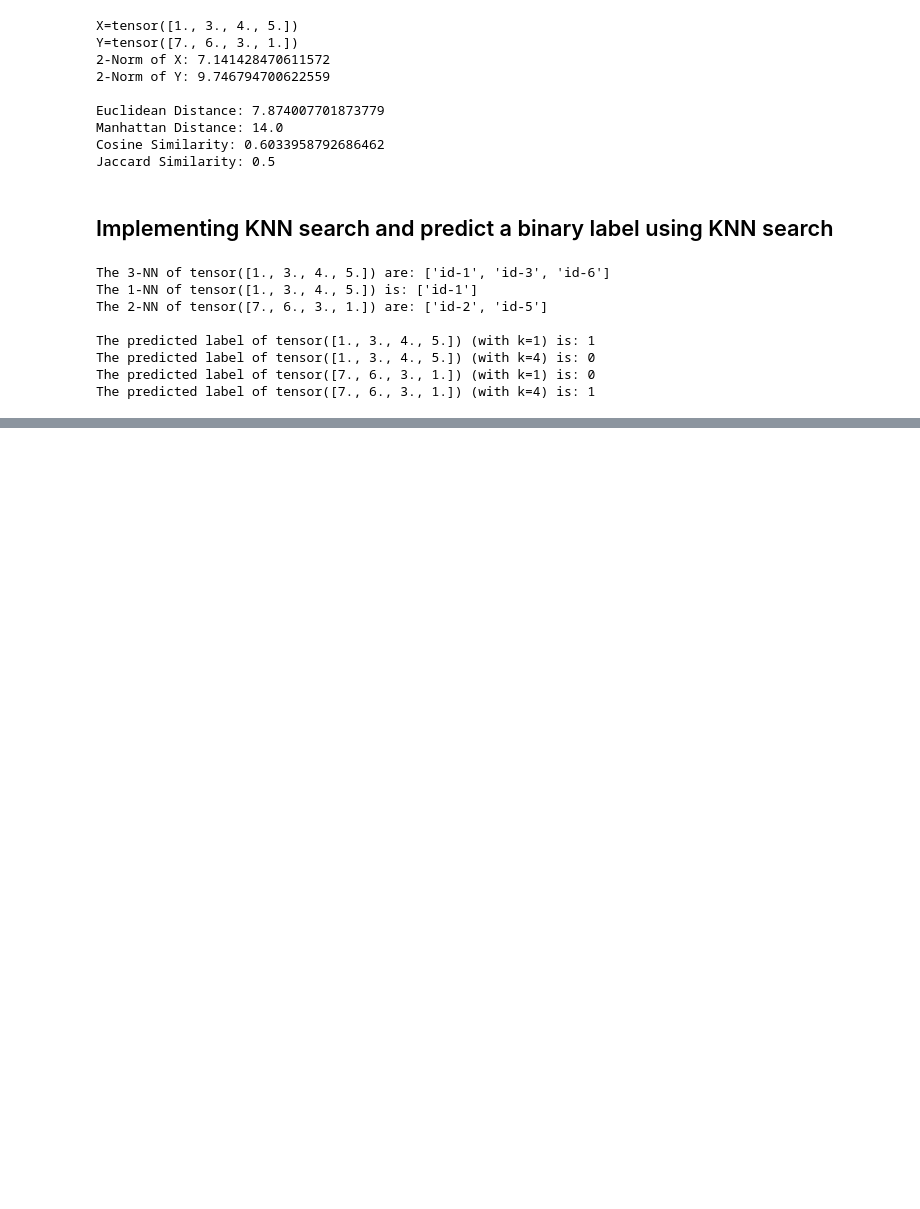
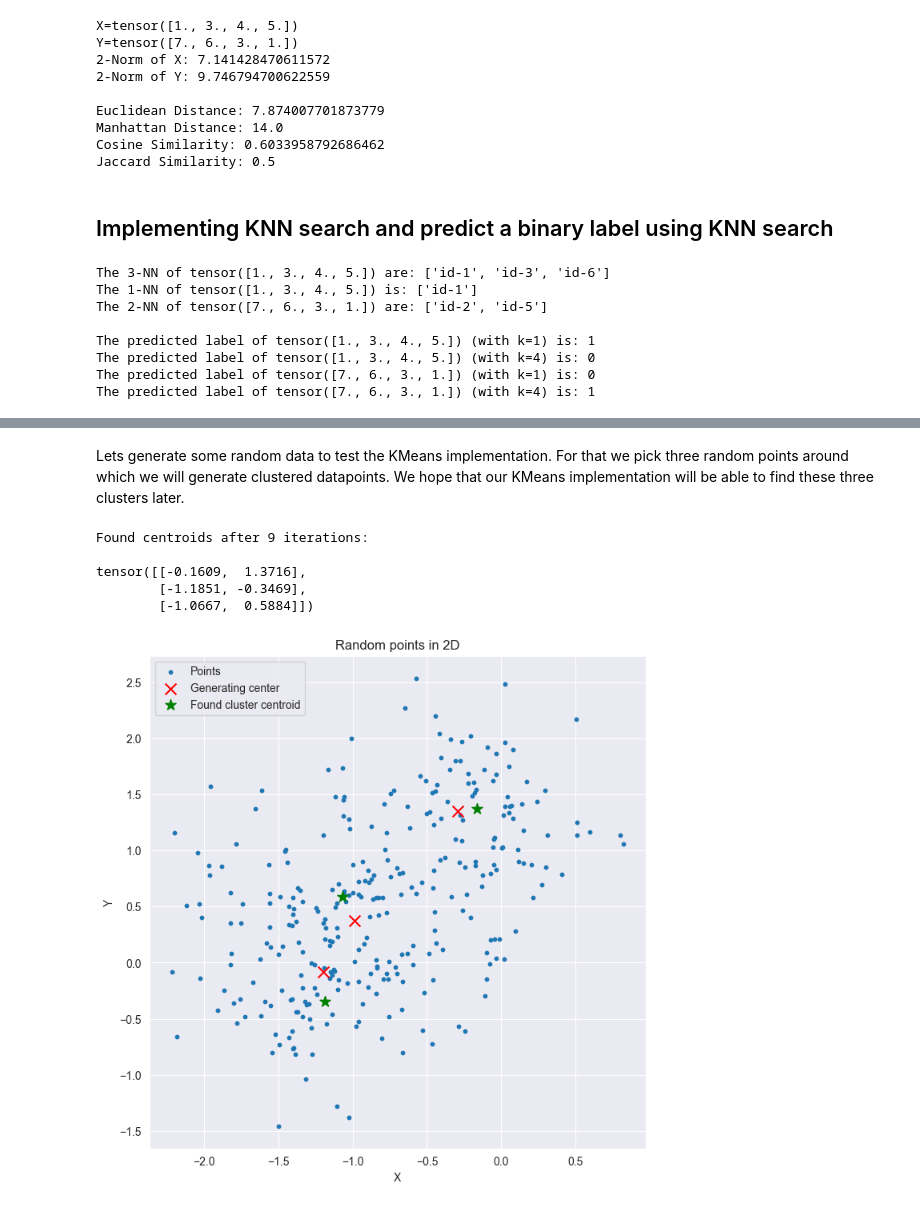
Before and after one commit to florianbuetow/llm-fasttrack, a Jupyter notebook: notebooks/004-pytorch-data-science-basics.ipynb, the cells around one changed output, grey strips where cells are left out. Cells and saved outputs as stored; diff of their text form; code cells hidden in the pictures; blank space fills up the shorter version.

Commit message:
Implementing KMeans in PyTorch

```diff
--- a/notebooks/004-pytorch-data-science-basics.ipynb
+++ b/notebooks/004-pytorch-data-science-basics.ipynb
@@ -122,0 +171,38 @@ The predicted label of tensor([7., 6., 3., 1.]) (with k=4) is: 1
+# %% [markdown]
+Lets generate some random data to test the KMeans implementation. For that we pick three random points around which we will generate clustered datapoints. We hope that our KMeans implementation will be able to find these three clusters later.
+# %%
+import torch
+import matplotlib.pyplot as plt
+
+# Geneating the dataset
+num_clusters = 3
+num_points_per_cluster = 100
+cluster_centers = torch.randn(num_clusters, 2) * 2
+X = torch.zeros(num_clusters * num_points_per_cluster, 2)
+for i in range(num_clusters):
+    cluster_points = torch.randn(num_points_per_cluster, 2) * 0.5 + cluster_centers[i]
+    X[i*num_points_per_cluster:(i+1)*num_points_per_cluster] = cluster_points
+
+# Finding the cluster centers using KMeans
+kmeans = KMeans()
+max_iterations=10
+found_centroids, num_iterations = kmeans.find_centroids(X, num_clusters, max_iterations)
+print("Found centroids after {} iterations:\n\n{}".format(num_iterations, found_centroids))
+
+# Visualize the generated clusters
+plt.figure(figsize=(8, 8))
+plt.scatter(X[:, 0], X[:, 1], s=10)
+plt.scatter(cluster_centers[:, 0], cluster_centers[:, 1], s=100, marker='x', c='r')
+plt.scatter(found_centroids[:, 0], found_centroids[:, 1], s=100, marker='*', c='g')
+plt.title("Random points in 2D")
+plt.legend(["Points", "Generating center", "Found cluster centroid"])
+plt.xlabel("X")
+plt.ylabel("Y")
+plt.show()
+# %% [output]
+Found centroids after 9 iterations:
+
+tensor([[-0.1609,  1.3716],
+        [-1.1851, -0.3469],
+        [-1.0667,  0.5884]])
+[figure, added]
```
Also changed, not shown: parts of 3 cells of this notebook.
